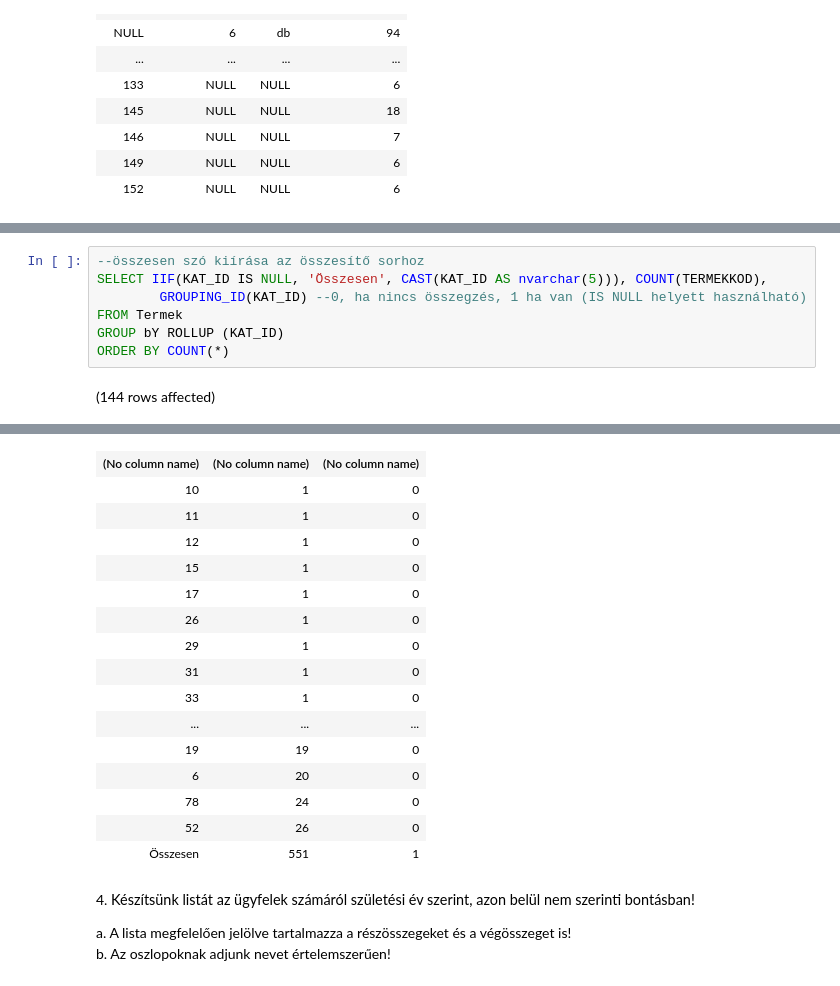
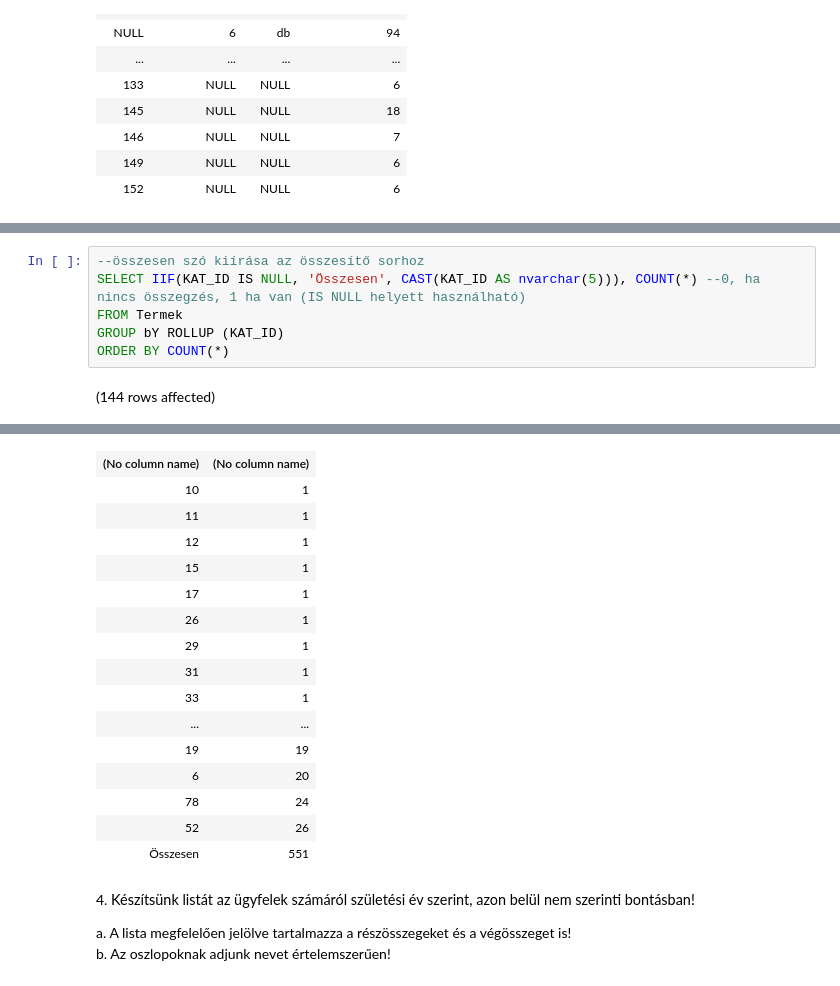
Before and after one commit to dorituran/adatbazis, a Jupyter notebook: gyakorlat04_feladatok.ipynb, the cells around one changed output, grey strips where cells are left out. Cells and saved outputs as stored; diff of their text form.

```diff
--- a/gyakorlat04_feladatok.ipynb
+++ b/gyakorlat04_feladatok.ipynb
@@ -69,8 +69,7 @@ a. Elég megjeleníteni a kategóriák azonosítóit és a darabszámokat!
 ![](https://moodle.uni-corvinus.hu/theme/image.php/adaptable/atto_h5p/1709548862/icon)
 # %%
 --összesen szó kiírása az összesítő sorhoz
-SELECT IIF(KAT_ID IS NULL, 'Összesen', CAST(KAT_ID AS nvarchar(5))), COUNT(TERMEKKOD),
-        GROUPING_ID(KAT_ID) --0, ha nincs összegzés, 1 ha van (IS NULL helyett használható)
+SELECT IIF(KAT_ID IS NULL, 'Összesen', CAST(KAT_ID AS nvarchar(5))), COUNT(*) --0, ha nincs összegzés, 1 ha van (IS NULL helyett használható)
 FROM Termek
 GROUP bY ROLLUP (KAT_ID)
 ORDER BY COUNT(*)
@@ -80,19 +79,19 @@ Total execution time: 00:00:00.016
-| (No column name) | (No column name) | (No column name) |
-| 10 | 1 | 0 |
-| 11 | 1 | 0 |
-| 12 | 1 | 0 |
-| 15 | 1 | 0 |
-| 17 | 1 | 0 |
-| 26 | 1 | 0 |
-| 29 | 1 | 0 |
-| 31 | 1 | 0 |
-| 33 | 1 | 0 |
-| ... | ... | ... |
-| 19 | 19 | 0 |
-| 6 | 20 | 0 |
-| 78 | 24 | 0 |
-| 52 | 26 | 0 |
-| Összesen | 551 | 1 |
+| (No column name) | (No column name) |
+| 10 | 1 |
+| 11 | 1 |
+| 12 | 1 |
+| 15 | 1 |
+| 17 | 1 |
+| 26 | 1 |
+| 29 | 1 |
+| 31 | 1 |
+| 33 | 1 |
+| ... | ... |
+| 19 | 19 |
+| 6 | 20 |
+| 78 | 24 |
+| 52 | 26 |
+| Összesen | 551 |
 # %% [markdown]
 4. <span style="background-color: rgb(255, 255, 255); color: rgb(0, 0, 0); font-family: &quot;Open Sans&quot;, sans-serif; font-size: 14.44px;">Készítsünk listát az ügyfelek számáról születési év szerint, azon belül nem szerinti bontásban!&nbsp;</span>
 
```
Also changed, not shown: parts of 3 cells of this notebook.
